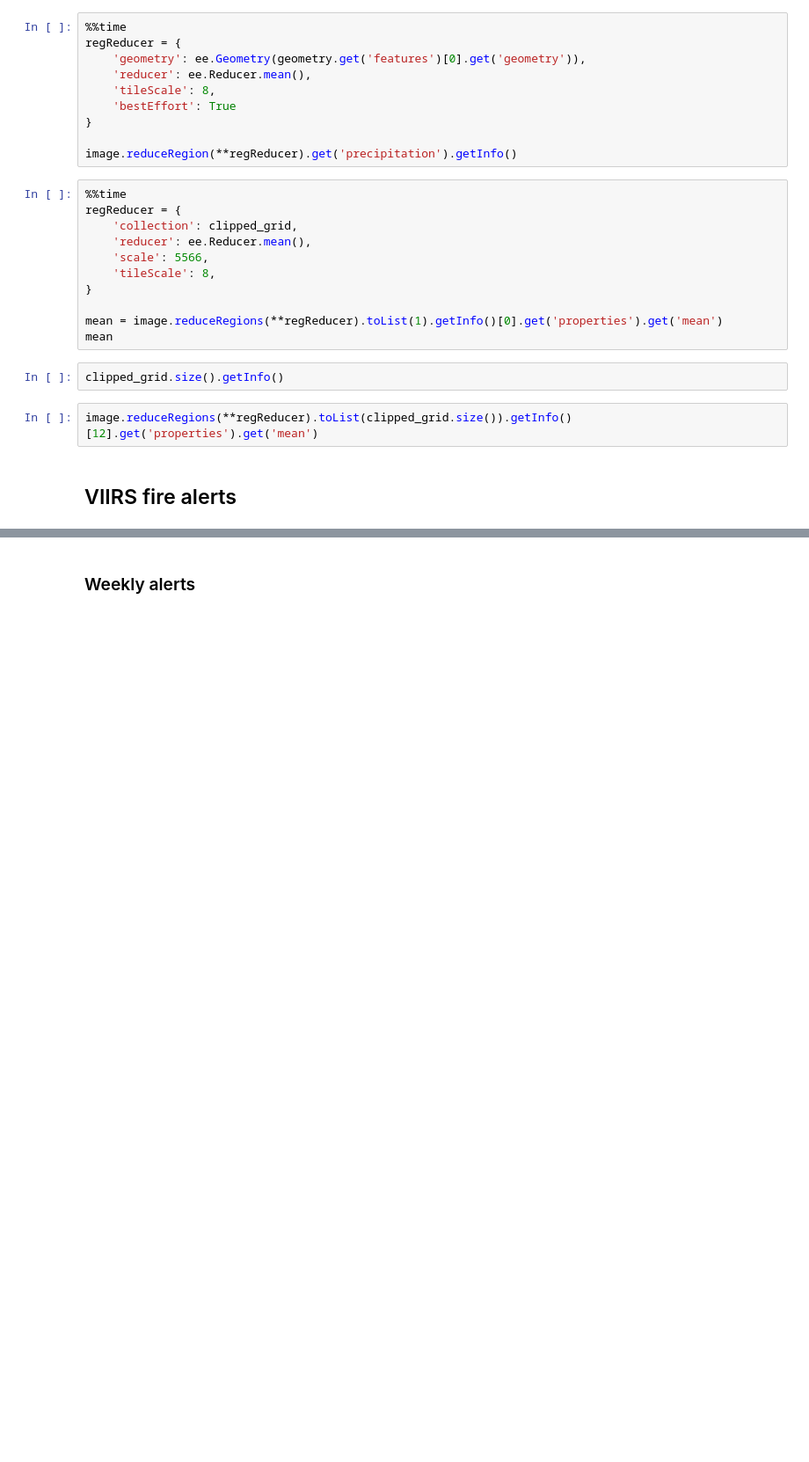
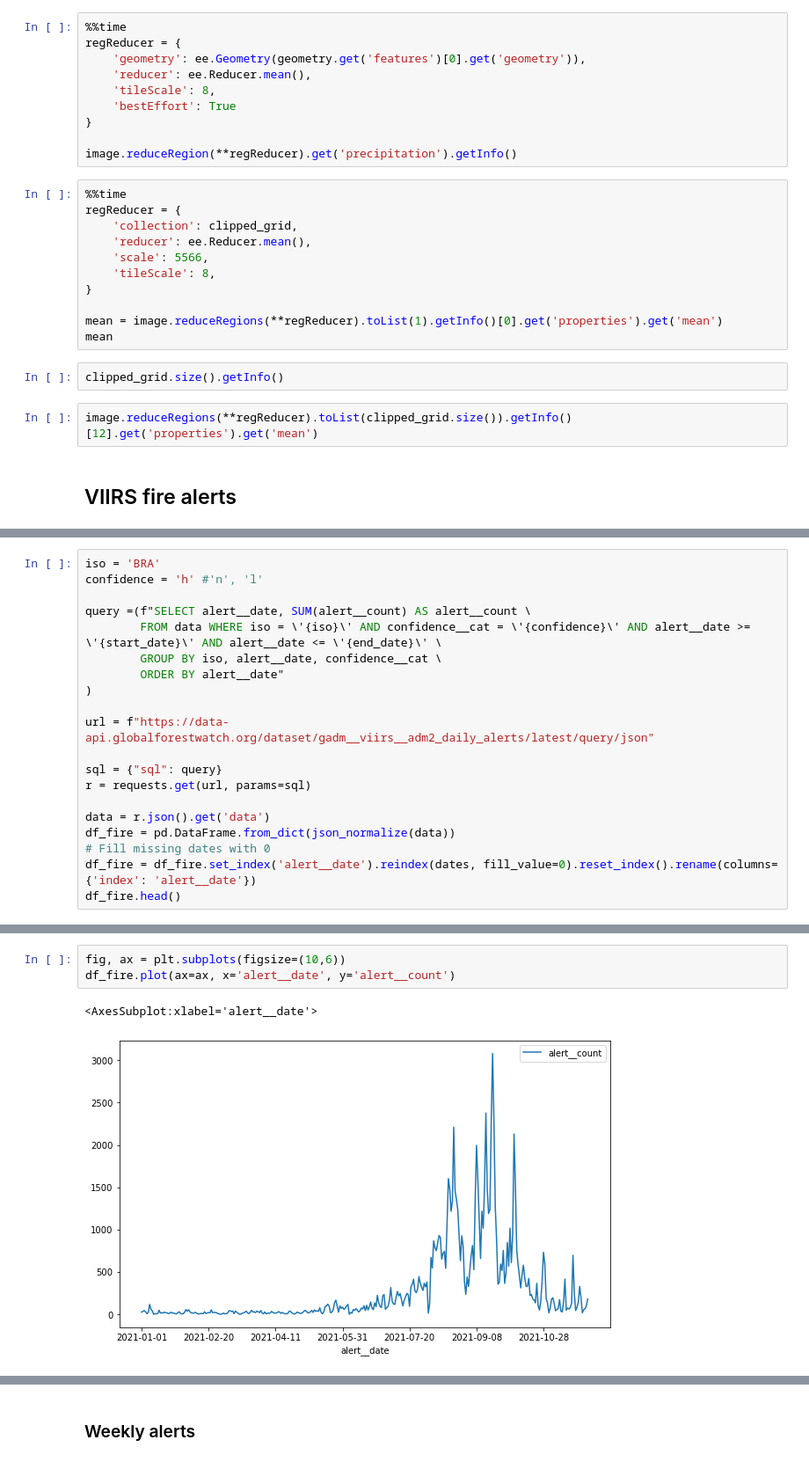
Before and after one commit to Vizzuality/mongabay-data, a Jupyter notebook: processing/fire_tool_exploration.ipynb, the cells around one changed output, grey strips where cells are left out. Shown: that part at 88% size. Cells and saved outputs as stored; diff of their text form; blank space fills up the shorter version.

```diff
--- a/processing/fire_tool_exploration.ipynb
+++ b/processing/fire_tool_exploration.ipynb
@@ -327,0 +373,20 @@ image.reduceRegions(**regReducer).toList(clipped_grid.size()).getInfo()[12].get(
+# %%
+iso = 'BRA'
+confidence = 'h' #'n', 'l'
+
+query =(f"SELECT alert__date, SUM(alert__count) AS alert__count \
+        FROM data WHERE iso = \'{iso}\' AND confidence__cat = \'{confidence}\' AND alert__date >= \'{start_date}\' AND alert__date <= \'{end_date}\' \
+        GROUP BY iso, alert__date, confidence__cat \
+        ORDER BY alert__date"
+)
+
+url = f"https://data-api.globalforestwatch.org/dataset/gadm__viirs__adm2_daily_alerts/latest/query/json"
+
+sql = {"sql": query}
+r = requests.get(url, params=sql)
+
+data = r.json().get('data')
+df_fire = pd.DataFrame.from_dict(json_normalize(data))
+# Fill missing dates with 0
+df_fire = df_fire.set_index('alert__date').reindex(dates, fill_value=0).reset_index().rename(columns={'index': 'alert__date'})
+df_fire.head()
@@ -327,0 +400,6 @@ image.reduceRegions(**regReducer).toList(clipped_grid.size()).getInfo()[12].get(
+# %%
+fig, ax = plt.subplots(figsize=(10,6))
+df_fire.plot(ax=ax, x='alert__date', y='alert__count')
+# %% [output]
+<AxesSubplot:xlabel='alert__date'>
+[figure, added]
```
Also changed, not shown: parts of 74 cells of this notebook.
